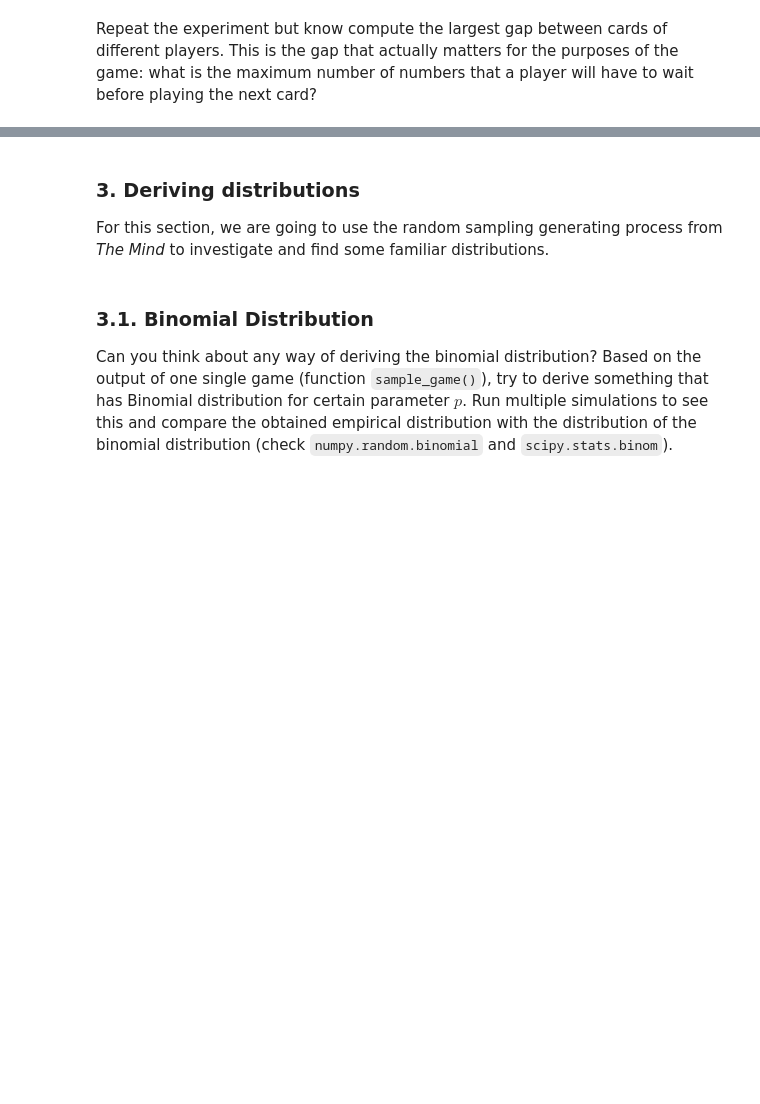
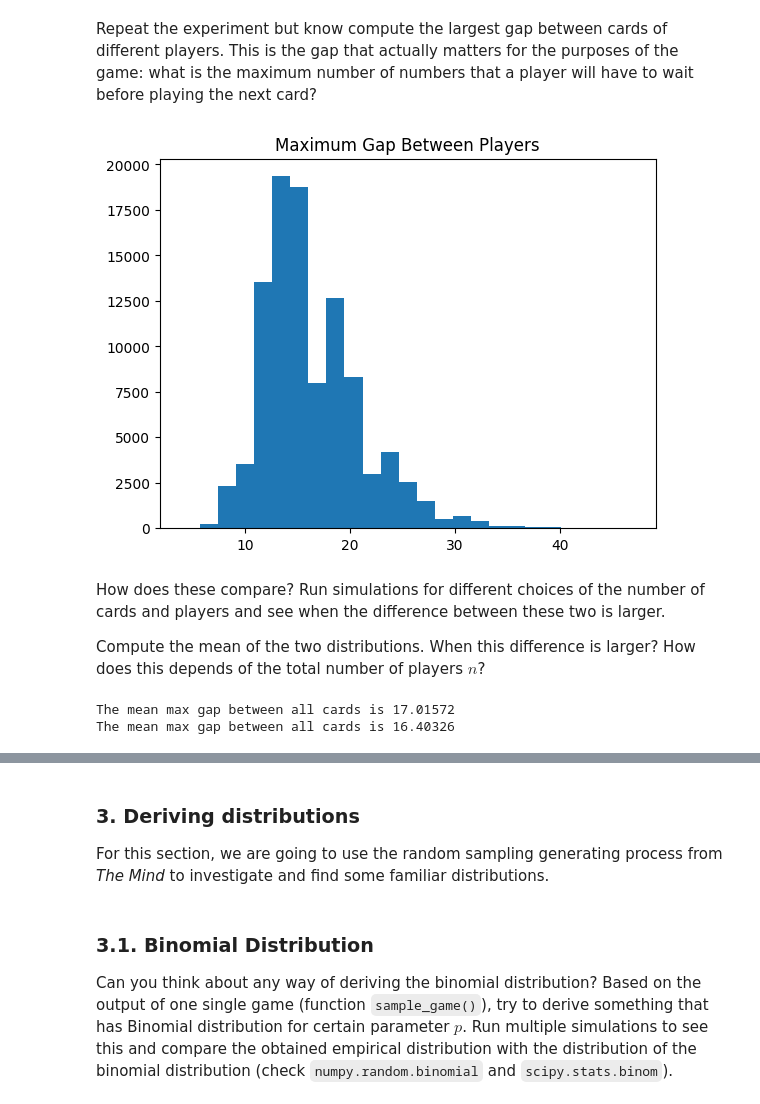
Before and after one commit to UCB-stat-201a-fall23/projectno1-themind-SorenRajani, a Jupyter notebook: Project01-TheMind.ipynb, the cells around one changed output, grey strips where cells are left out. Saved outputs shown, nothing was run; the diff lists cells and outputs as text; code cells hidden in the pictures; blank space fills up the shorter version.

```diff
--- a/Project01-TheMind.ipynb
+++ b/Project01-TheMind.ipynb
@@ -126,14 +108,26 @@ def between_player_max_gap(cards):
     gap_unique = gap_cards * (gap_ids != 0)
     return np.max(gap_unique)
 # %%
-N = 100; n = 3; k = 3
+N = 100; n = 6; k = 3
 trials = 100000
-data = np.empty(trials,dtype = int)
+data_players = np.empty(trials,dtype = int)
 
 for i in range(0,trials):
     deal = sample_cards(N, n, k)
-    data[i] = between_player_max_gap(deal)
+    data_players[i] = between_player_max_gap(deal)
 # %%
-plt.hist(data,bins = 25)
+plt.hist(data_players,bins = 25)
 plt.title('Maximum Gap Between Players')
 plt.show()
+# %% [output]
+[figure, added]
+# %% [markdown]
+How does these compare? Run simulations for different choices of the number of cards and players and see when the difference between these two is larger.
+
+Compute the mean of the two distributions. When this difference is larger? How does this depends of the total number of players $n$?
+# %%
+print(f'The mean max gap between all cards is {np.mean(data)}')
+print(f'The mean max gap between all cards is {np.mean(data_players)}')
+# %% [output]
+The mean max gap between all cards is 17.01572
+The mean max gap between all cards is 16.40326
```
Also changed, not shown: parts of 9 cells of this notebook.
